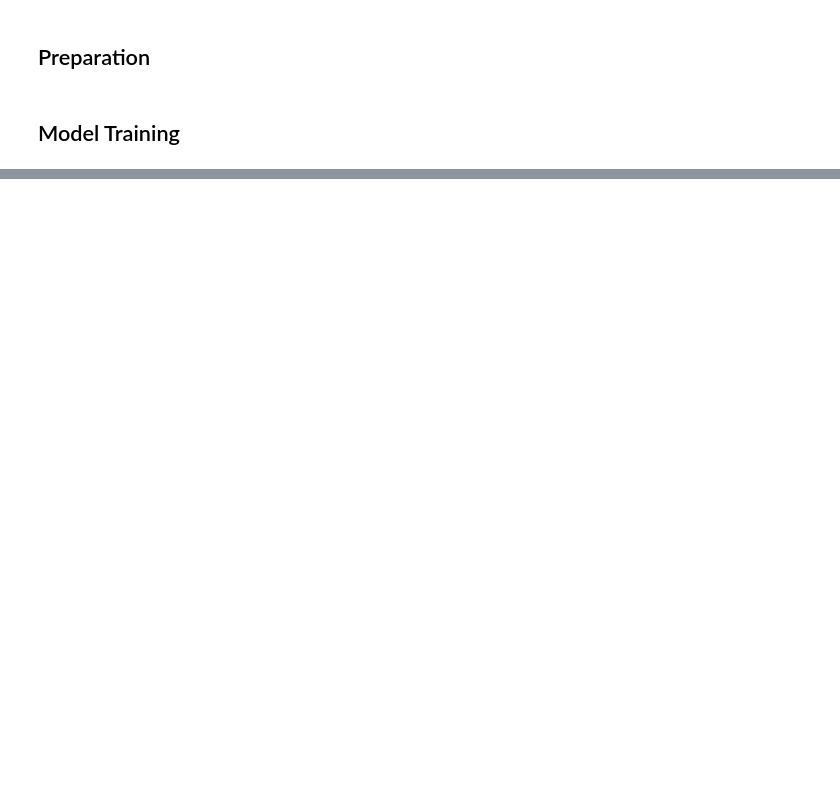
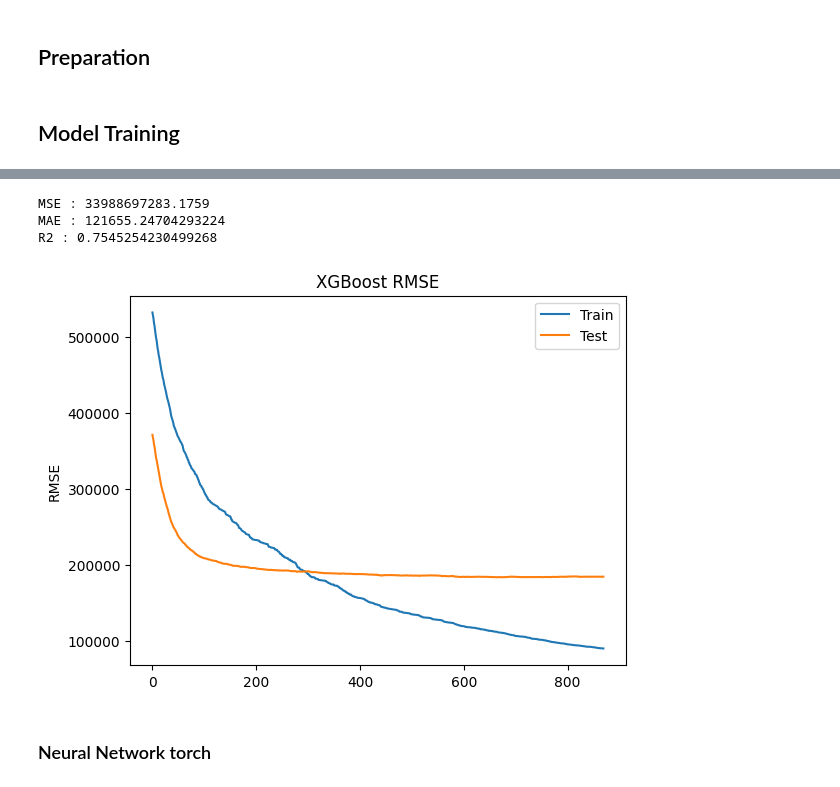
Before and after one commit to florian-morel22/House-pricing-ML, a Jupyter notebook: regression.ipynb, the cells around one changed output, grey strips where cells are left out. Drawn from its saved outputs; the diff is of its cells as text; code cells hidden in the pictures; blank space fills up the shorter version.

Commit message:
xgboost with hyperparameters tuning

```diff
--- a/regression.ipynb
+++ b/regression.ipynb
@@ -298,0 +657,2 @@ MAE : 69398.36580023365
+# %%
+X_train, X_test, y_train, y_test = train_test_split(X, y, test_size=0.2, random_state=42)
@@ -298,0 +663,4 @@ MAE : 69398.36580023365
+# %%
+encoded_var = ["city"]
+img_features = img_features_tsne_df.columns.to_list()
+numerical_var = X.columns.drop(encoded_var + img_features).to_list()
@@ -298,0 +748,6 @@ MAE : 69398.36580023365
+# %%
+study = optuna.create_study(
+    direction='minimize',
+)
+
+study.optimize(partial_objective, n_trials=200)
@@ -298,0 +772,12 @@ MAE : 69398.36580023365
+# %%
+eval_set = [(X_train_processed, y_train), (X_test_processed, y_test)]
+
+params = study.best_params | {
+    "objective": "reg:squarederror",
+    'eval_metric' : 'rmse',
+}
+
+model = xgb.XGBRegressor(**params)
+model.fit(X_train_processed, y_train, eval_set=eval_set, verbose=True)
+
+y_test_pred = model.predict(X_test_processed)
@@ -298,0 +802,25 @@ MAE : 69398.36580023365
+# %%
+print(f"MSE : {mean_squared_error(y_test, y_test_pred)}")
+print(f"MAE : {mean_absolute_error(y_test, y_test_pred)}")
+print(f"R2 : {r2_score(y_test, y_test_pred)}")
+# %% [output]
+MSE : 33988697283.1759
+MAE : 121655.24704293224
+R2 : 0.7545254230499268
+# %%
+results = model.evals_result()
+
+epochs = len(results['validation_0']['rmse'])
+x_axis = range(0, epochs)
+
+fig, ax = plt.subplots()
+ax.plot(x_axis, results['validation_0']['rmse'], label='Train')
+ax.plot(x_axis, results['validation_1']['rmse'], label='Test')
+ax.legend()
+plt.ylabel('RMSE')
+plt.title('XGBoost RMSE')
+plt.show()
+# %% [output]
+[figure, added]
+# %% [markdown]
+### Neural Network torch
```
Also changed, not shown: parts of 113 cells of this notebook, 2 other files.
